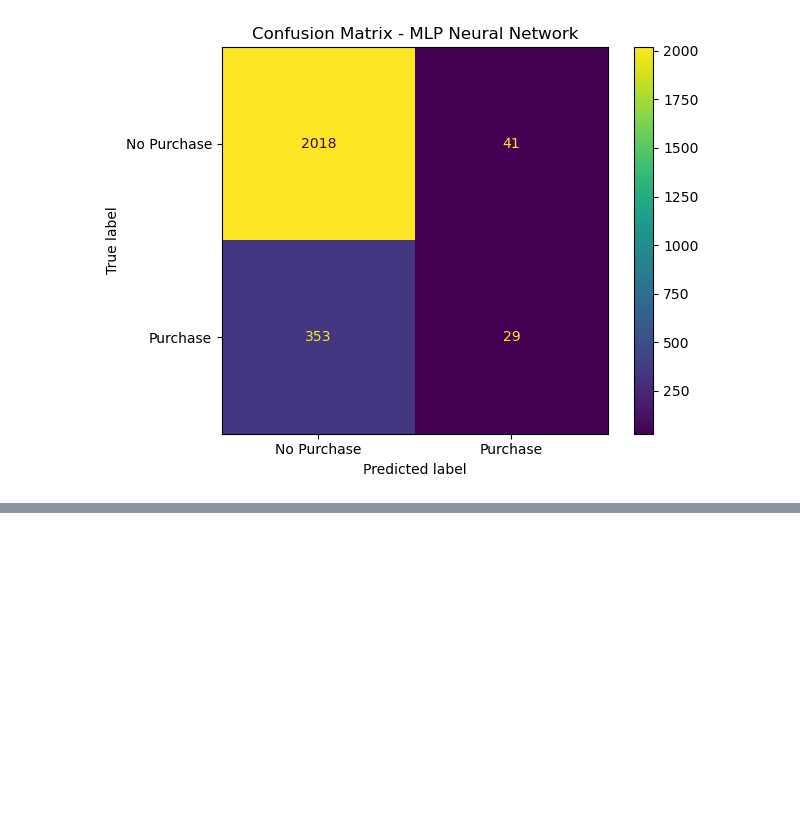
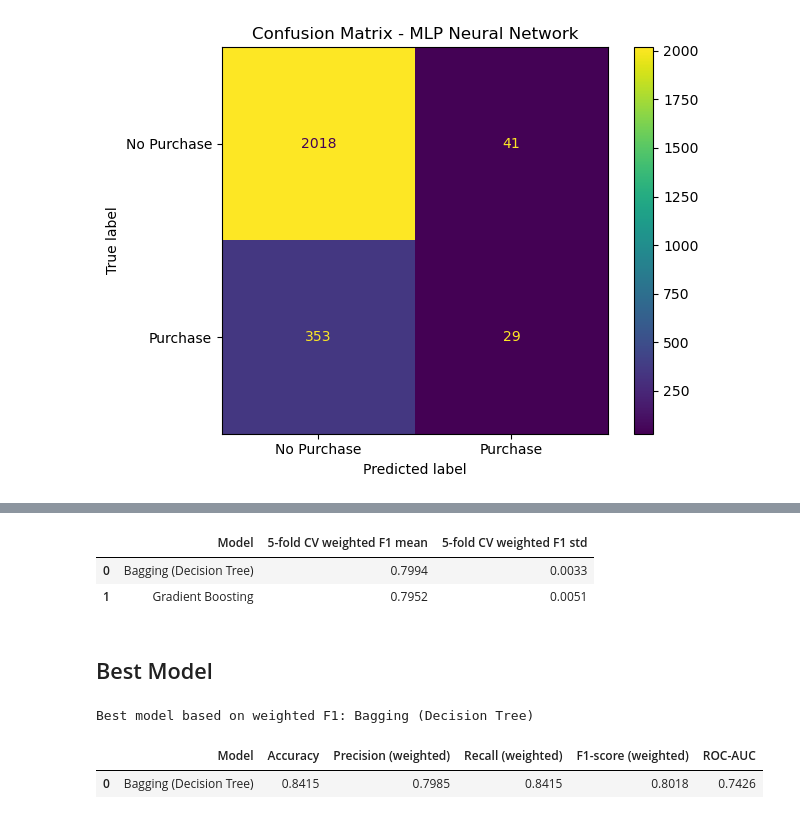
Before and after one commit to nikhilreddybikkam/E-Commerce, a Jupyter notebook: Classification.ipynb, the cells around one changed output, grey strips where cells are left out. Cells and saved outputs as stored; diff of their text form; code cells hidden in the pictures; blank space fills up the shorter version.

```diff
--- a/Classification.ipynb
+++ b/Classification.ipynb
@@ -570,0 +593,30 @@ for name, pred in predictions.items():
+# %%
+top_two_names = comparison.head(2)["Model"].tolist()
+cv_results = []
+
+for name in top_two_names:
+    scores = cross_val_score(
+        fitted_models[name], X_train_scaled, y_train,
+        cv=5, scoring="f1_weighted", n_jobs=-1
+    )
+    cv_results.append({
+        "Model": name,
+        "5-fold CV weighted F1 mean": scores.mean(),
+        "5-fold CV weighted F1 std": scores.std()
+    })
+
+display(pd.DataFrame(cv_results).round(4))
+# %% [output]
+|  | Model | 5-fold CV weighted F1 mean | 5-fold CV weighted F1 std |
+| 0 | Bagging (Decision Tree) | 0.7994 | 0.0033 |
+| 1 | Gradient Boosting | 0.7952 | 0.0051 |
+# %% [markdown]
+<h2>Best Model</h2>
+# %%
+best_model_name = comparison.iloc[0]["Model"]
+print("Best model based on weighted F1:", best_model_name)
+display(comparison[comparison["Model"] == best_model_name].round(4))
+# %% [output]
+Best model based on weighted F1: Bagging (Decision Tree)
+|  | Model | Accuracy | Precision (weighted) | Recall (weighted) | F1-score (weighted) | ROC-AUC |
+| 0 | Bagging (Decision Tree) | 0.8415 | 0.7985 | 0.8415 | 0.8018 | 0.7426 |
```
Also changed, not shown: parts of 4 cells of this notebook.
